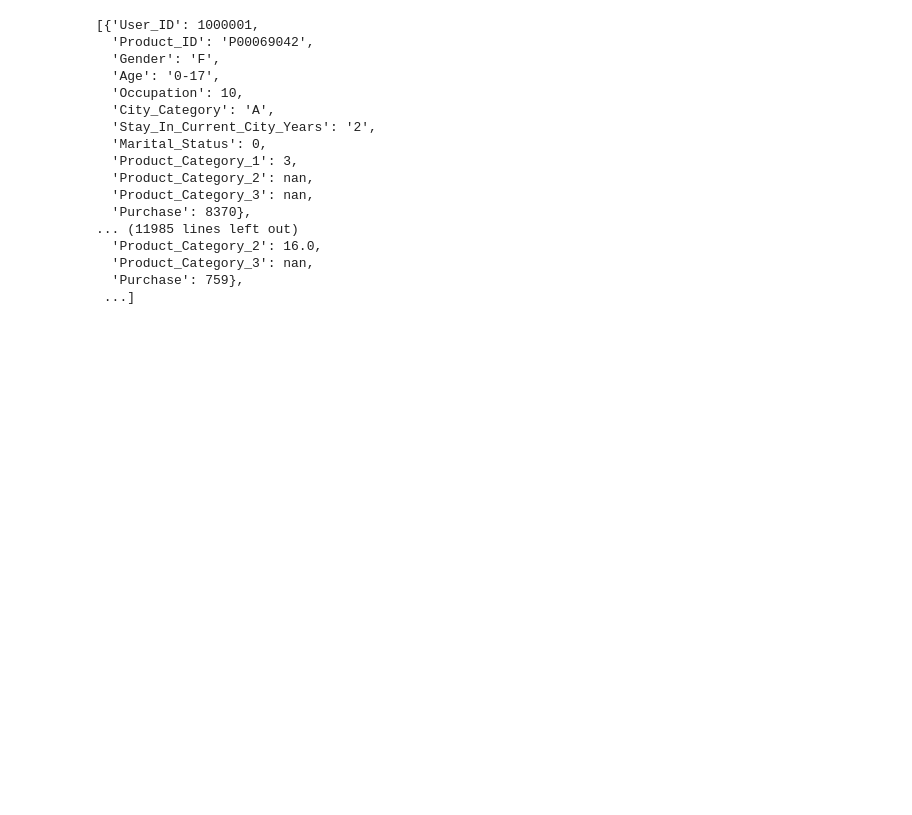
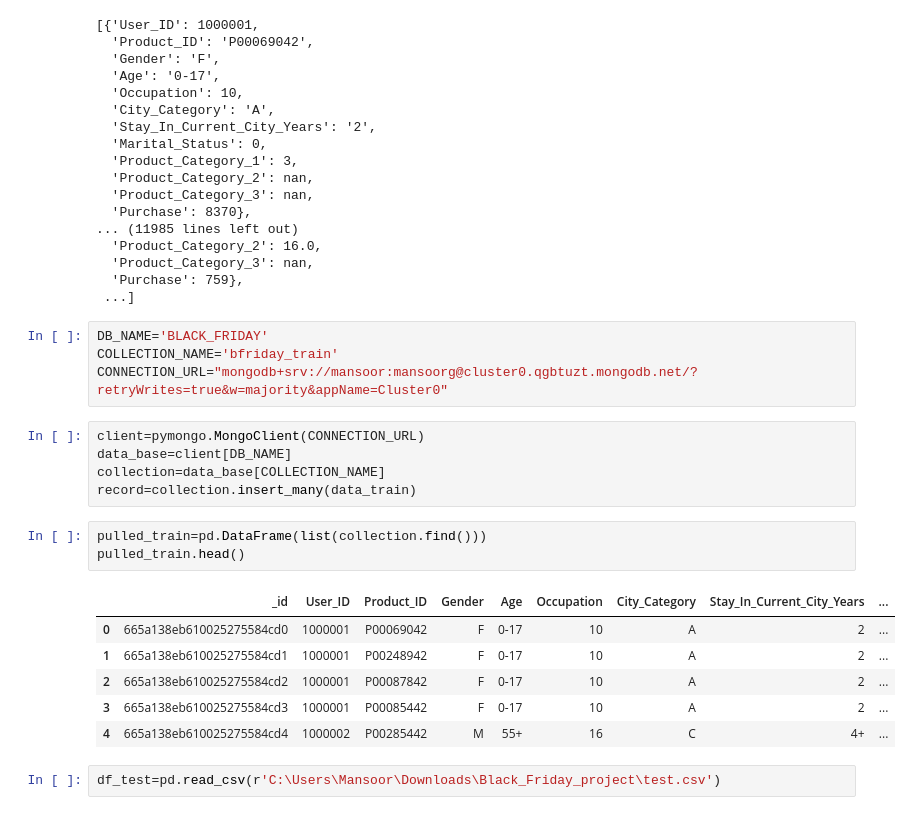
Before and after one commit to mansoorali1/Black_Friday_Sales_Prediction, a Jupyter notebook: notebook/mongoDB.ipynb, the cells around one changed output. Saved outputs shown, nothing was run; the diff lists cells and outputs as text; blank space fills up the shorter version.

```diff
--- a/notebook/mongoDB.ipynb
+++ b/notebook/mongoDB.ipynb
@@ -33,3 +33,24 @@ data_train
   'Product_Category_3': nan,
   'Purchase': 759},
  ...]
+# %%
+DB_NAME='BLACK_FRIDAY'
+COLLECTION_NAME='bfriday_train'
+CONNECTION_URL="mongodb+srv://mansoor:mansoorg@cluster0.qgbtuzt.mongodb.net/?retryWrites=true&w=majority&appName=Cluster0"
+# %%
+client=pymongo.MongoClient(CONNECTION_URL)
+data_base=client[DB_NAME]
+collection=data_base[COLLECTION_NAME]
+record=collection.insert_many(data_train)
+# %%
+pulled_train=pd.DataFrame(list(collection.find()))
+pulled_train.head()
+# %% [output]
+|  | _id | User_ID | Product_ID | Gender | Age | Occupation | City_Category | Stay_In_Current_City_Years | ... |
+| 0 | 665a138eb610025275584cd0 | 1000001 | P00069042 | F | 0-17 | 10 | A | 2 | ... |
+| 1 | 665a138eb610025275584cd1 | 1000001 | P00248942 | F | 0-17 | 10 | A | 2 | ... |
+| 2 | 665a138eb610025275584cd2 | 1000001 | P00087842 | F | 0-17 | 10 | A | 2 | ... |
+| 3 | 665a138eb610025275584cd3 | 1000001 | P00085442 | F | 0-17 | 10 | A | 2 | ... |
+| 4 | 665a138eb610025275584cd4 | 1000002 | P00285442 | M | 55+ | 16 | C | 4+ | ... |
+# %%
+df_test=pd.read_csv(r'C:\Users\Mansoor\Downloads\Black_Friday_project\test.csv')
```
Also changed, not shown: parts of 4 cells of this notebook.
